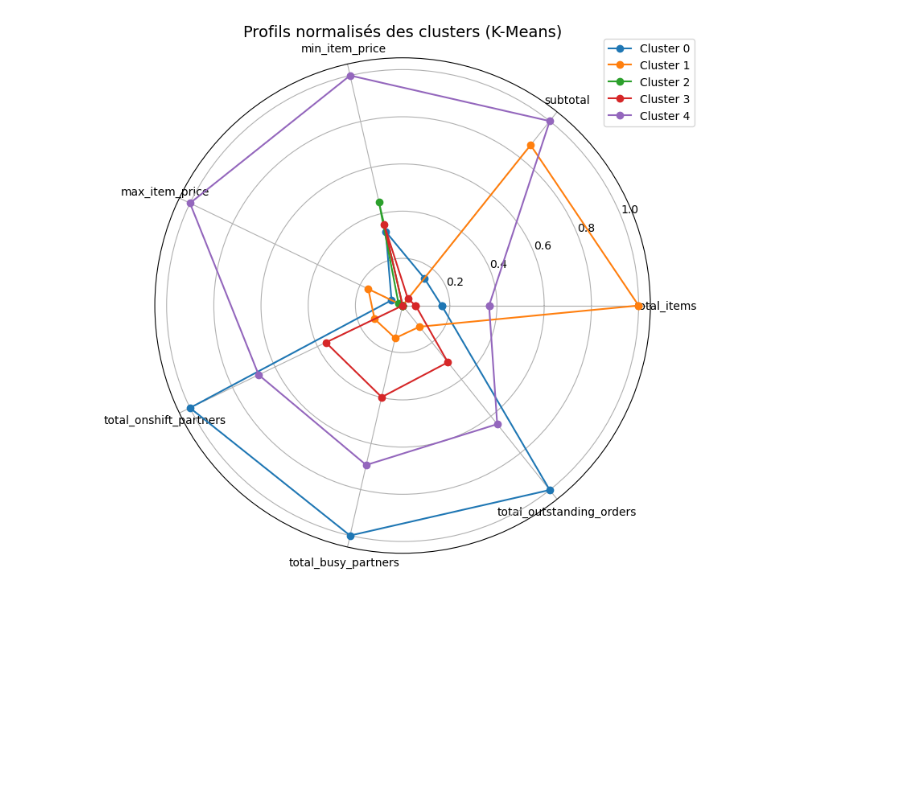
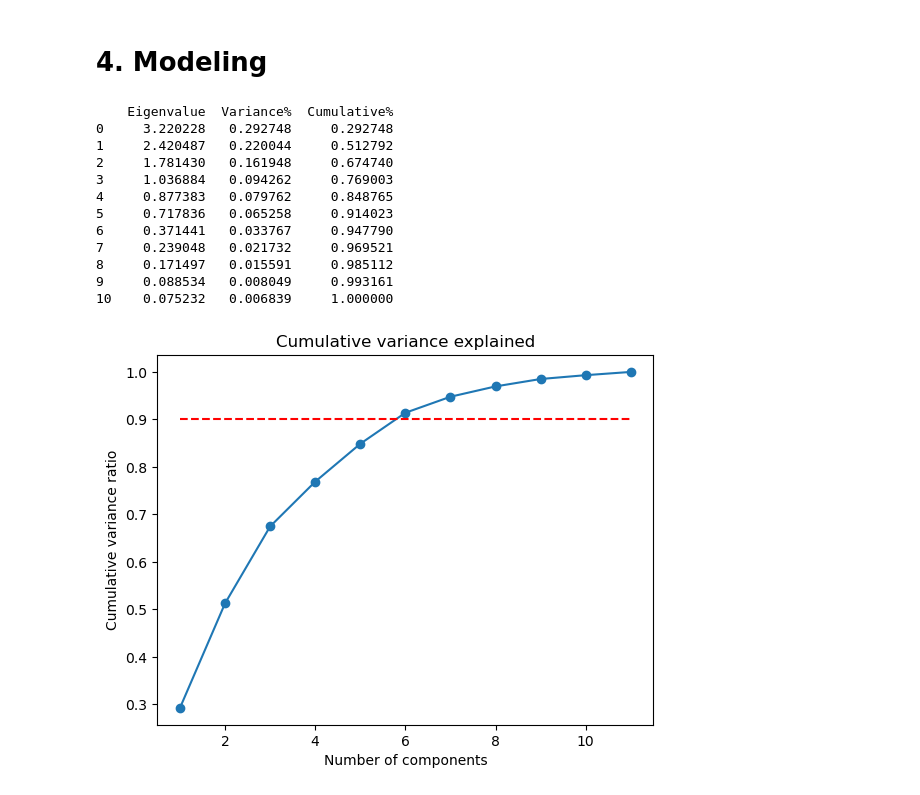
Before and after one commit to maha1aloui/Projet-ML, a Jupyter notebook: BO2.ipynb, the cells around one changed output. Cells and saved outputs as stored; diff of their text form; code cells hidden in the pictures; blank space fills up the shorter version.

```diff
--- a/BO2.ipynb
+++ b/BO2.ipynb
@@ -202,40 +79,0 @@ Cluster 4 = "Commandes premium"
-# %%
-import matplotlib.pyplot as plt
-import pandas as pd
-
-# Reprendre les profils moyens calculés
-cluster_profiles = pd.DataFrame({
-    "cluster": [0, 1, 2, 3, 4],
-    "total_items": [2.95, 6.73, 2.20, 2.45, 3.86],
-    "subtotal": [2362.82, 4743.88, 1875.80, 1994.56, 5172.42],
-    "min_item_price": [636.12, 384.94, 737.97, 659.85, 1166.77],
-    "max_item_price": [1084.08, 1203.30, 1048.37, 1027.48, 2116.95],
-    "total_onshift_partners": [103.98, 28.35, 16.87, 48.32, 75.85],
-    "total_busy_partners": [95.11, 26.38, 15.02, 46.91, 70.55],
-    "total_outstanding_orders": [151.45, 33.32, 17.99, 59.05, 103.82]
-}).set_index("cluster")
-
-# Normalisation pour comparer visuellement (min-max scaling)
-cluster_profiles_norm = (cluster_profiles - cluster_profiles.min()) / (cluster_profiles.max() - cluster_profiles.min())
-
-# Radar chart setup
-labels = cluster_profiles_norm.columns
-num_vars = len(labels)
-
-angles = [n / float(num_vars) * 2 * 3.14159 for n in range(num_vars)]
-angles += angles[:1]  # fermer le cercle
-
-plt.figure(figsize=(10, 8))
-
-# Tracer chaque cluster
-for idx, row in cluster_profiles_norm.iterrows():
-    values = row.values.flatten().tolist()
-    values += values[:1]  # fermer le cercle
-    plt.polar(angles, values, marker='o', label=f"Cluster {idx}")
-
-plt.xticks(angles[:-1], labels, fontsize=10)
-plt.title("Profils normalisés des clusters (K-Means)", size=14)
-plt.legend(bbox_to_anchor=(1.1, 1.05))
-plt.show()
-# %% [output]
-[figure, removed]
@@ -251,0 +80,38 @@ Cluster 0 combine panier modéré et forte disponibilité de livreurs.
+# %% [markdown]
+# 4. Modeling
+# %%
+
+# 4a. PCA Analysis
+
+from sklearn.decomposition import PCA
+
+acp = PCA(svd_solver='full')
+coord = acp.fit_transform(X_scaled)
+
+eigval = acp.singular_values_**2 / n
+variances = acp.explained_variance_ratio_
+
+# Eigenvalues table
+print(pd.DataFrame({"Eigenvalue": eigval, "Variance%": variances, "Cumulative%": np.cumsum(variances)}))
+
+# Scree plot
+plt.plot(range(1, p+1), np.cumsum(variances), marker="o")
+plt.hlines(0.90, 1, p, colors="r", linestyles="--")
+plt.title("Cumulative variance explained")
+plt.xlabel("Number of components")
+plt.ylabel("Cumulative variance ratio")
+plt.show()
+# %% [output]
+    Eigenvalue  Variance%  Cumulative%
+0     3.220228   0.292748     0.292748
+1     2.420487   0.220044     0.512792
+2     1.781430   0.161948     0.674740
+3     1.036884   0.094262     0.769003
+4     0.877383   0.079762     0.848765
+5     0.717836   0.065258     0.914023
+6     0.371441   0.033767     0.947790
+7     0.239048   0.021732     0.969521
+8     0.171497   0.015591     0.985112
+9     0.088534   0.008049     0.993161
+10    0.075232   0.006839     1.000000
+[figure, added]
```
Also changed, not shown: parts of 18 cells of this notebook.
